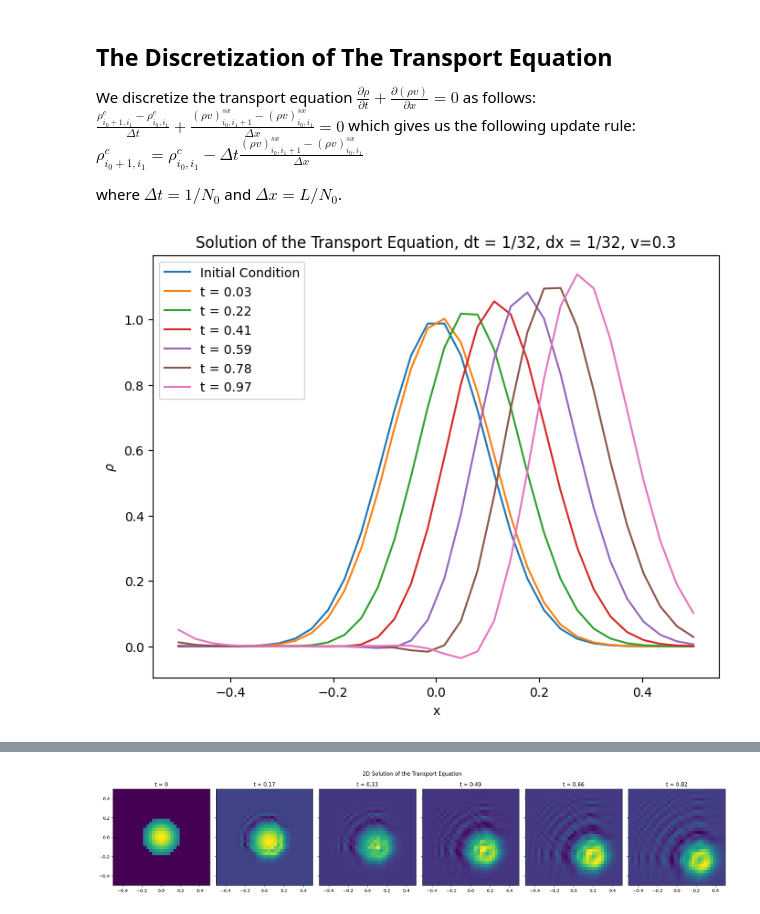
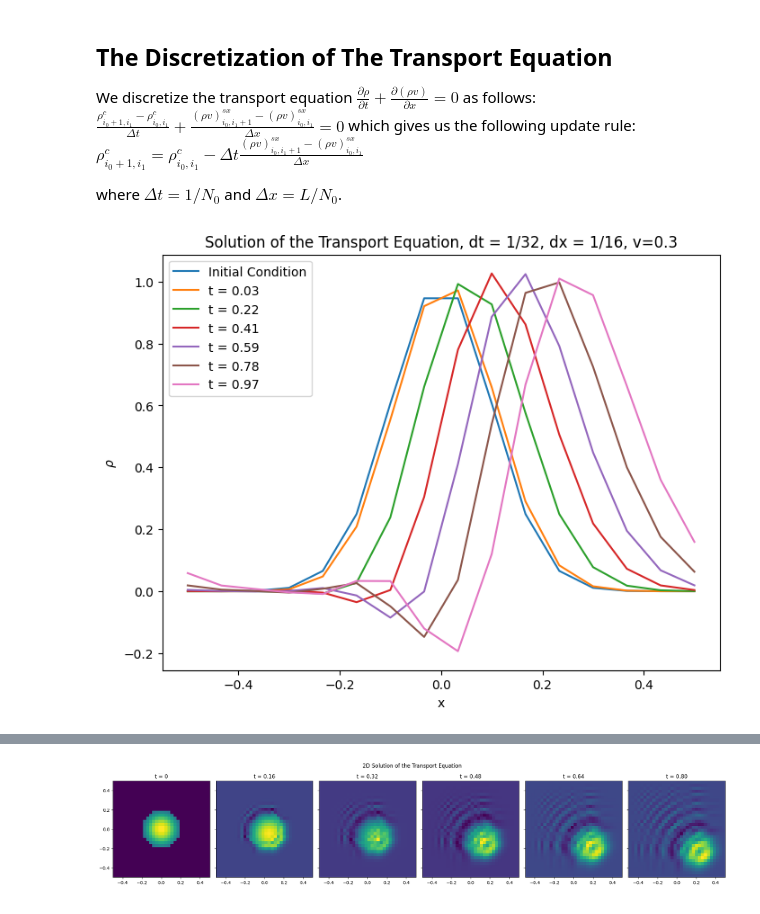
Before and after one commit to mao1756/pdot, a Jupyter notebook: exploratory/ftransport.ipynb, the cells around one changed output, grey strips where cells are left out. Saved outputs shown, nothing was run; the diff lists cells and outputs as text; code cells hidden in the pictures.

```diff
--- a/exploratory/ftransport.ipynb
+++ b/exploratory/ftransport.ipynb
@@ -148,29 +148,30 @@ class TransportEquation():
             self.var.interp()
 # %%
 # Setting up the problem
-cs = [32, 32]  # [time steps, spatial points]
+cs = [32, 16]  # [time steps, spatial points]
 ll = [1.0, 1.0]  # [total time, spatial domain size]
 x = np.linspace(-ll[1]/2, ll[1]/2, cs[1])
 size = [cs[0]+1, *cs[1:]]
 p0 = np.exp(-50*x**2)
-vsx = [0.3*np.ones(size) for _ in range(1, len(cs))]
+v=0.3
+vsx = [v*np.ones(size) for _ in range(1, len(cs))]
 
 
 # Create a TransportEquation instance
 transport_eq = TransportEquation(cs, ll, p0, vsx)
 # Solve the transport equation
 transport_eq.solve()
 
 # Visualization
 fig, ax = plt.subplots(figsize=(8,6))
 ax.plot(x, p0, label="Initial Condition")
 for i in range(1, cs[0], cs[0]//5):
     ax.plot(x, transport_eq.var.V.pc[i], label=f"t = {ll[0]*i/cs[0]:.2f}")
 
-ax.set_title("Solution of the Transport Equation, dt = 1/32, dx = 1/32, v=0.3")
+ax.set_title(f"Solution of the Transport Equation, dt = 1/{cs[0]}, dx = 1/{cs[1]}, v={v}")
 ax.set_xlabel("x")
 ax.set_ylabel(r"$\rho$")
 ax.legend()
 plt.show()
 # %% [output]
-[figure, old version]
+[figure, new version]
```
Also changed, not shown: parts of 3 cells of this notebook.
